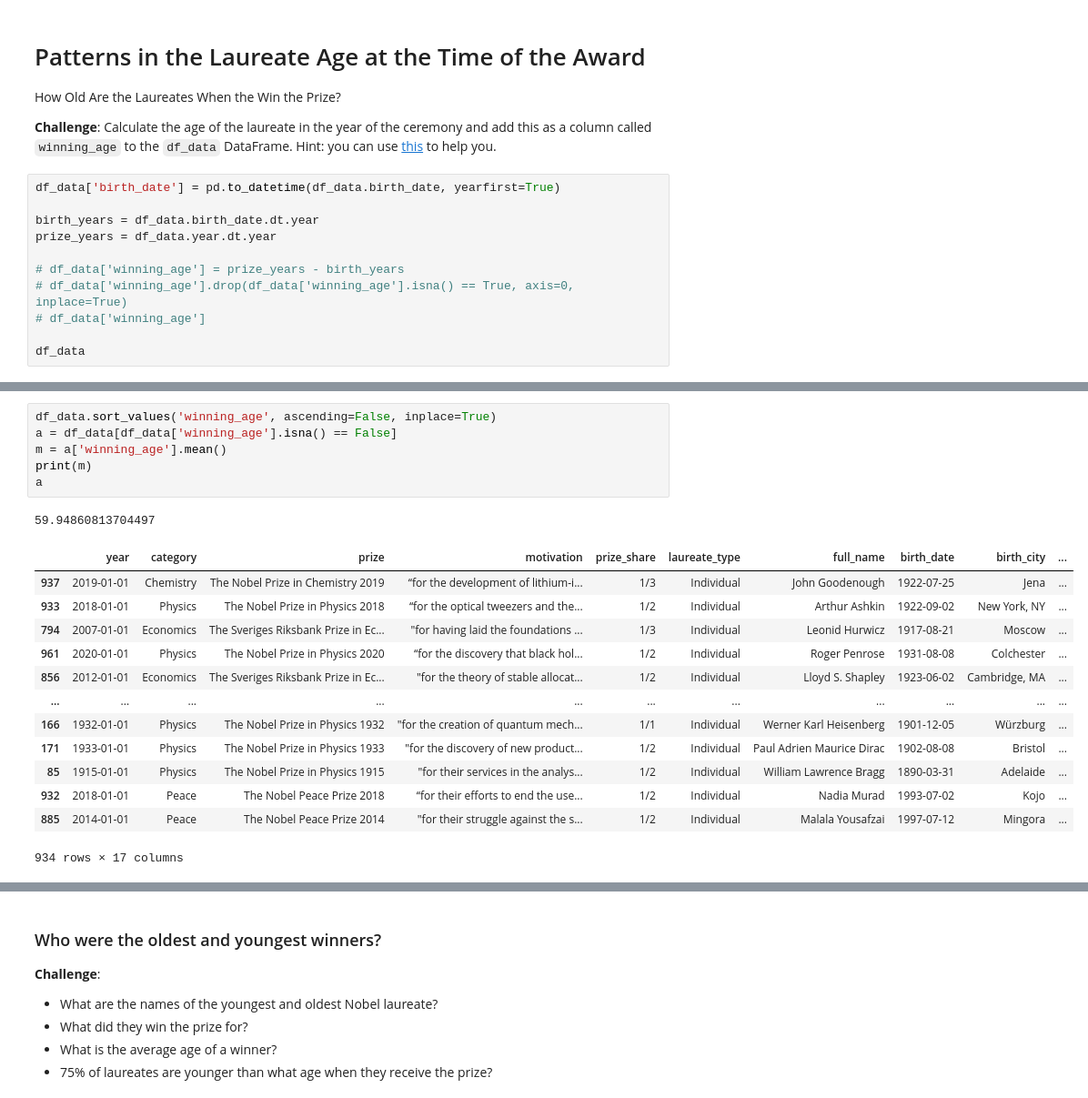
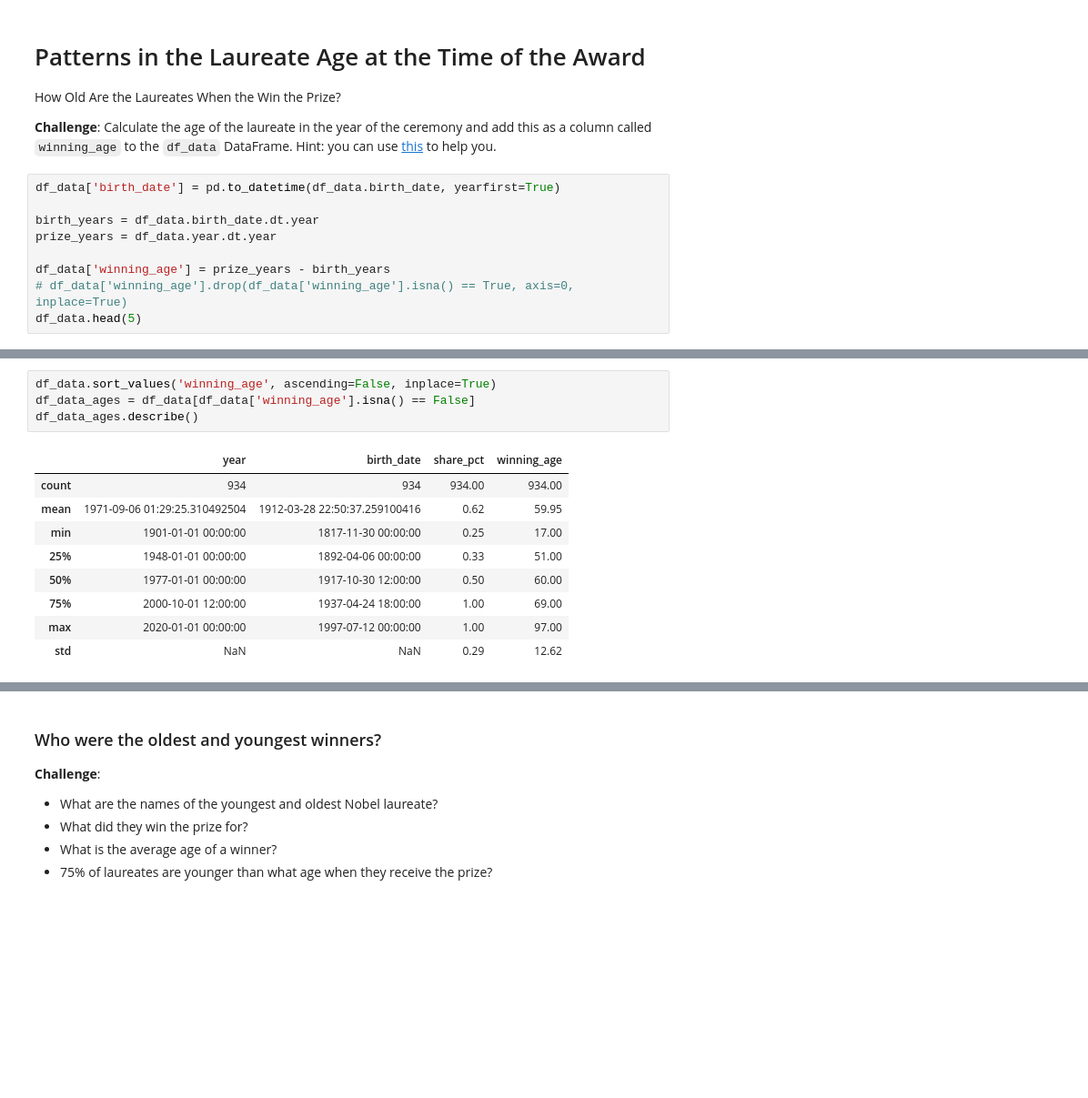
Before and after one commit to DamiTheCraftyPythonista/Data-Analysis-example-project-Nobel-Price, a Jupyter notebook: Nobel_Prize_Analysis_(start).ipynb, the cells around one changed output, grey strips where cells are left out. Shown at 91% size. Cells and saved outputs as stored; diff of their text form; blank space fills up the shorter version.

```diff
--- a/Nobel_Prize_Analysis_(start).ipynb
+++ b/Nobel_Prize_Analysis_(start).ipynb
@@ -765,11 +748,9 @@ df_data['birth_date'] = pd.to_datetime(df_data.birth_date, yearfirst=True)
 birth_years = df_data.birth_date.dt.year
 prize_years = df_data.year.dt.year
 
-# df_data['winning_age'] = prize_years - birth_years
+df_data['winning_age'] = prize_years - birth_years
 # df_data['winning_age'].drop(df_data['winning_age'].isna() == True, axis=0, inplace=True)
-# df_data['winning_age']
-
-df_data
+df_data.head(5)
 # %% [output]
 |  | year | category | prize | motivation | prize_share | laureate_type | full_name | birth_date | birth_city | ... |
 | 0 | 1901-01-01 | Chemistry | The Nobel Prize in Chemistry 1901 | "in recognition of the extraordin... | 1/1 | Individual | Jacobus Henricus van 't Hoff | 1852-08-30 | Rotterdam | ... |
@@ -787,21 +761,14 @@ df_data
 # %%
 df_data.sort_values('winning_age', ascending=False, inplace=True)
-a = df_data[df_data['winning_age'].isna() == False]
-m = a['winning_age'].mean()
-print(m)
-a
+df_data_ages = df_data[df_data['winning_age'].isna() == False]
+df_data_ages.describe()
 # %% [output]
-59.94860813704497
-|  | year | category | prize | motivation | prize_share | laureate_type | full_name | birth_date | birth_city | ... |
-| 937 | 2019-01-01 | Chemistry | The Nobel Prize in Chemistry 2019 | “for the development of lithium-i... | 1/3 | Individual | John Goodenough | 1922-07-25 | Jena | ... |
-| 933 | 2018-01-01 | Physics | The Nobel Prize in Physics 2018 | “for the optical tweezers and the... | 1/2 | Individual | Arthur Ashkin | 1922-09-02 | New York, NY | ... |
-| 794 | 2007-01-01 | Economics | The Sveriges Riksbank Prize in Ec... | "for having laid the foundations ... | 1/3 | Individual | Leonid Hurwicz | 1917-08-21 | Moscow | ... |
-| 961 | 2020-01-01 | Physics | The Nobel Prize in Physics 2020 | “for the discovery that black hol... | 1/2 | Individual | Roger Penrose | 1931-08-08 | Colchester | ... |
-| 856 | 2012-01-01 | Economics | The Sveriges Riksbank Prize in Ec... | "for the theory of stable allocat... | 1/2 | Individual | Lloyd S. Shapley | 1923-06-02 | Cambridge, MA | ... |
-| ... | ... | ... | ... | ... | ... | ... | ... | ... | ... | ... |
-| 166 | 1932-01-01 | Physics | The Nobel Prize in Physics 1932 | "for the creation of quantum mech... | 1/1 | Individual | Werner Karl Heisenberg | 1901-12-05 | Würzburg | ... |
-| 171 | 1933-01-01 | Physics | The Nobel Prize in Physics 1933 | "for the discovery of new product... | 1/2 | Individual | Paul Adrien Maurice Dirac | 1902-08-08 | Bristol | ... |
-| 85 | 1915-01-01 | Physics | The Nobel Prize in Physics 1915 | "for their services in the analys... | 1/2 | Individual | William Lawrence Bragg | 1890-03-31 | Adelaide | ... |
-| 932 | 2018-01-01 | Peace | The Nobel Peace Prize 2018 | “for their efforts to end the use... | 1/2 | Individual | Nadia Murad | 1993-07-02 | Kojo | ... |
-| 885 | 2014-01-01 | Peace | The Nobel Peace Prize 2014 | "for their struggle against the s... | 1/2 | Individual | Malala Yousafzai | 1997-07-12 | Mingora | ... |
+|  | year | birth_date | share_pct | winning_age |
+| count | 934 | 934 | 934.00 | 934.00 |
+| mean | 1971-09-06 01:29:25.310492504 | 1912-03-28 22:50:37.259100416 | 0.62 | 59.95 |
+| min | 1901-01-01 00:00:00 | 1817-11-30 00:00:00 | 0.25 | 17.00 |
+| 25% | 1948-01-01 00:00:00 | 1892-04-06 00:00:00 | 0.33 | 51.00 |
+| 50% | 1977-01-01 00:00:00 | 1917-10-30 12:00:00 | 0.50 | 60.00 |
+| 75% | 2000-10-01 12:00:00 | 1937-04-24 18:00:00 | 1.00 | 69.00 |
+| max | 2020-01-01 00:00:00 | 1997-07-12 00:00:00 | 1.00 | 97.00 |
+| std | NaN | NaN | 0.29 | 12.62 |
-934 rows × 17 columns
```
Also changed, not shown: parts of 16 cells of this notebook.
